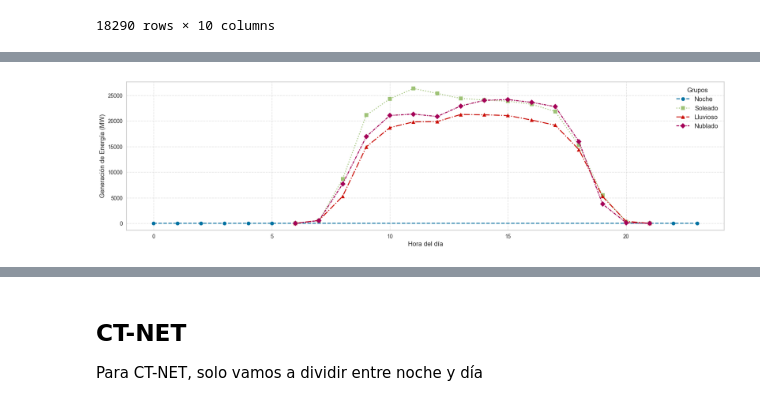
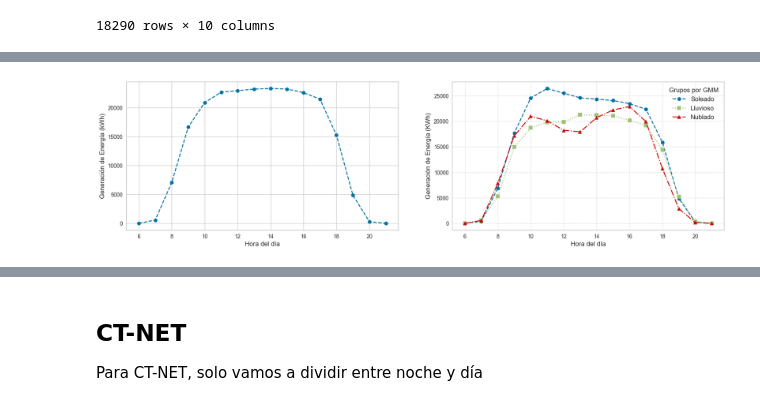
Before and after one commit to ClaudiaGtzD/TesinaMCD, a Jupyter notebook: 03_Clusterización.ipynb, the cells around one changed output, grey strips where cells are left out. Saved outputs shown, nothing was run; the diff lists cells and outputs as text; code cells hidden in the pictures.

Commit message:
clusters

```diff
--- a/03_Clusterización.ipynb
+++ b/03_Clusterización.ipynb
@@ -492,41 +566,60 @@ Name: count, dtype: int64
 # %%
 import matplotlib.pyplot as plt
-df_grouped = datos_GMM.groupby(['Hora', 'Cluster'])['Generación'].mean().reset_index()
+
+df_grouped = datos_GMM[(datos_GMM["Hora"] >= 6) & (datos_GMM["Hora"] <= 21)].groupby(['Hora'])['Generación'].mean().reset_index()
 
 plt.figure(figsize=(20,5))
+
+# Definir estilos para cada cluster
+line_styles = ['dashed', 'dotted', 'dashdot', (0, (3, 1, 1, 1)), (0, (5, 1))]
+markers = ['o', 's', '^', 'D', 'x']
+plt.subplot(1, 2, 1)
+plt.plot(df_grouped['Hora'], df_grouped['Generación'],
+             linestyle='dashed',
+             marker='o')
+
+# Configuración de la gráfica
+
+plt.xlabel("Hora del día", fontsize=12)
+plt.ylabel("Generación de Energía (kWh)", fontsize=12)
+plt.grid(True)
+
+df_grouped = datos_GMM[datos_GMM['Cluster'] != 3].groupby(['Hora', 'Cluster'])['Generación'].mean().reset_index()
+
+plt.subplot(1, 2, 2)
 
 clusters = df_grouped['Cluster'].unique()
 
 # Definir estilos para cada cluster
 line_styles = ['dashed', 'dotted', 'dashdot', (0, (3, 1, 1, 1)), (0, (5, 1))]
 markers = ['o', 's', '^', 'D', 'x']
 
 # Dibujar una línea para cada cluster
 for i, cluster in enumerate(clusters):
     if cluster == 0:
         label = 'Soleado'
     if cluster == 1:
         label = 'Lluvioso'
     if cluster == 2:
         label = 'Nublado'
     if cluster == 3:
         label = 'Noche'
     subset = df_grouped[df_grouped['Cluster'] == cluster]
     plt.plot(subset['Hora'], subset['Generación'],
              linestyle=line_styles[i % len(line_styles)],
              marker=markers[i % len(markers)],
              label=label)
 
 # Configuración de la gráfica
 plt.xlabel("Hora del día", fontsize=12)
-plt.ylabel("Generación de Energía (MW)", fontsize=12)
-plt.legend(title="Grupos", fontsize=12)
+plt.ylabel("Generación de Energía (KWh)", fontsize=12)
+plt.legend(title="Grupos por GMM", fontsize=12)
 plt.grid(True, linestyle="--", alpha=0.6)
 
 # Mostrar la gráfica
 plt.show()
 # %% [output]
-[figure, old version]
+[figure, new version]
 # %%
 # Crear un diccionario con los nombres de los clusters
 cluster_labels = {0: "Soleado", 1: "Lluvioso", 2: "Nublado", 3: 'Noche'}
```
Also changed, not shown: parts of 8 cells of this notebook, 8 other files.
